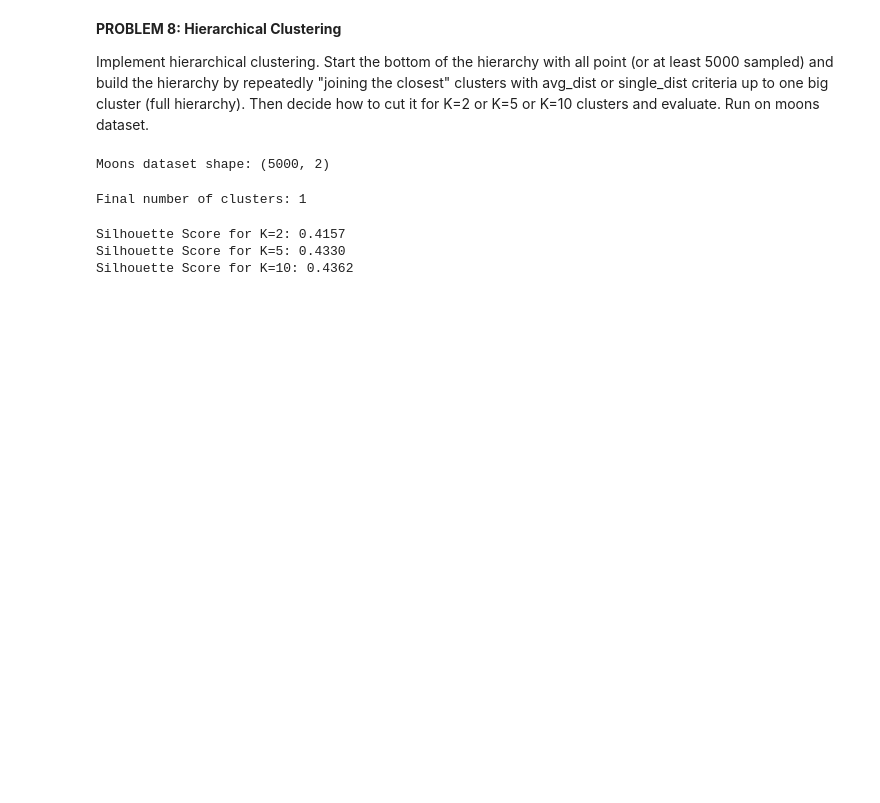
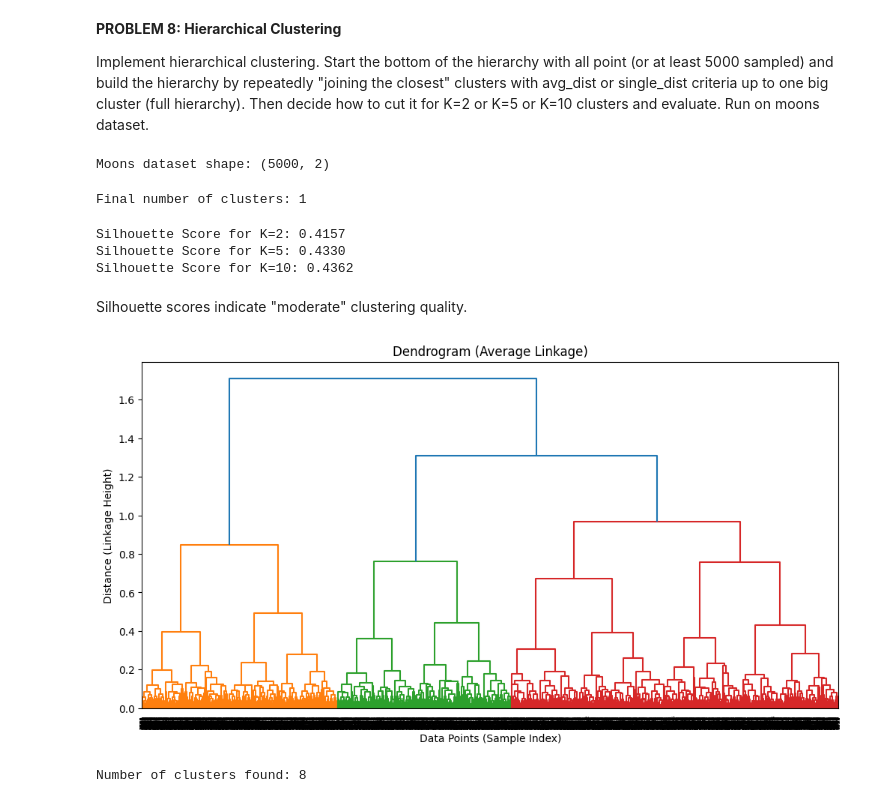
Before and after one commit to HalgasAdrian/CS5230-Coursework, a Jupyter notebook: HW2B Clustering DBSCAN, Hierarchical Clustering.ipynb, the cells around one changed output. Drawn from its saved outputs; the diff is of its cells as text; code cells hidden in the pictures; blank space fills up the shorter version.

Commit message:
Added visualization to problem 4. Need to work on problem 3 now.

```diff
--- a/HW2B Clustering DBSCAN, Hierarchical Clustering.ipynb
+++ b/HW2B Clustering DBSCAN, Hierarchical Clustering.ipynb
@@ -621,3 +621,5 @@ for k in [2, 5, 10]:
 Silhouette Score for K=2: 0.4157
 Silhouette Score for K=5: 0.4330
 Silhouette Score for K=10: 0.4362
+# %% [markdown]
+Silhouette scores indicate "moderate" clustering quality.
@@ -623,0 +629,34 @@ Silhouette Score for K=10: 0.4362
+# %%
+def plot_dendrogram(X, method="average", title="Hierarchical Clustering Dendrogram"):
+    """
+    Plots the dendrogram for hierarchical clustering.
+
+    Parameters:
+    - X: The dataset used for clustering.
+    - method: Linkage method ('single', 'complete', 'average', 'ward').
+    - title: Title of the dendrogram plot.
+    """
+    plt.figure(figsize=(12, 6))
+
+    # Compute linkage matrix
+    linkage_matrix = sch.linkage(X, method=method)
+
+    # Plot dendrogram
+    sch.dendrogram(linkage_matrix, truncate_mode="level", p=20)  # Show only top 20 levels for clarity
+    plt.title(title)
+    plt.xlabel("Data Points (Sample Index)")
+    plt.ylabel("Distance (Linkage Height)")
+    plt.show()
+# %%
+plot_dendrogram(X, method="average", title="Dendrogram (Average Linkage)")
+# %% [output]
+[figure, added]
+# %%
+from scipy.cluster.hierarchy import fcluster
+
+# Cut the dendrogram at a threshold distance of 0.5
+cluster_labels = fcluster(sch.linkage(X, method="average"), t=0.5, criterion="distance")
+
+print(f"Number of clusters found: {len(set(cluster_labels))}")
+# %% [output]
+Number of clusters found: 8
```
Also changed, not shown: parts of 1 cell of this notebook.
